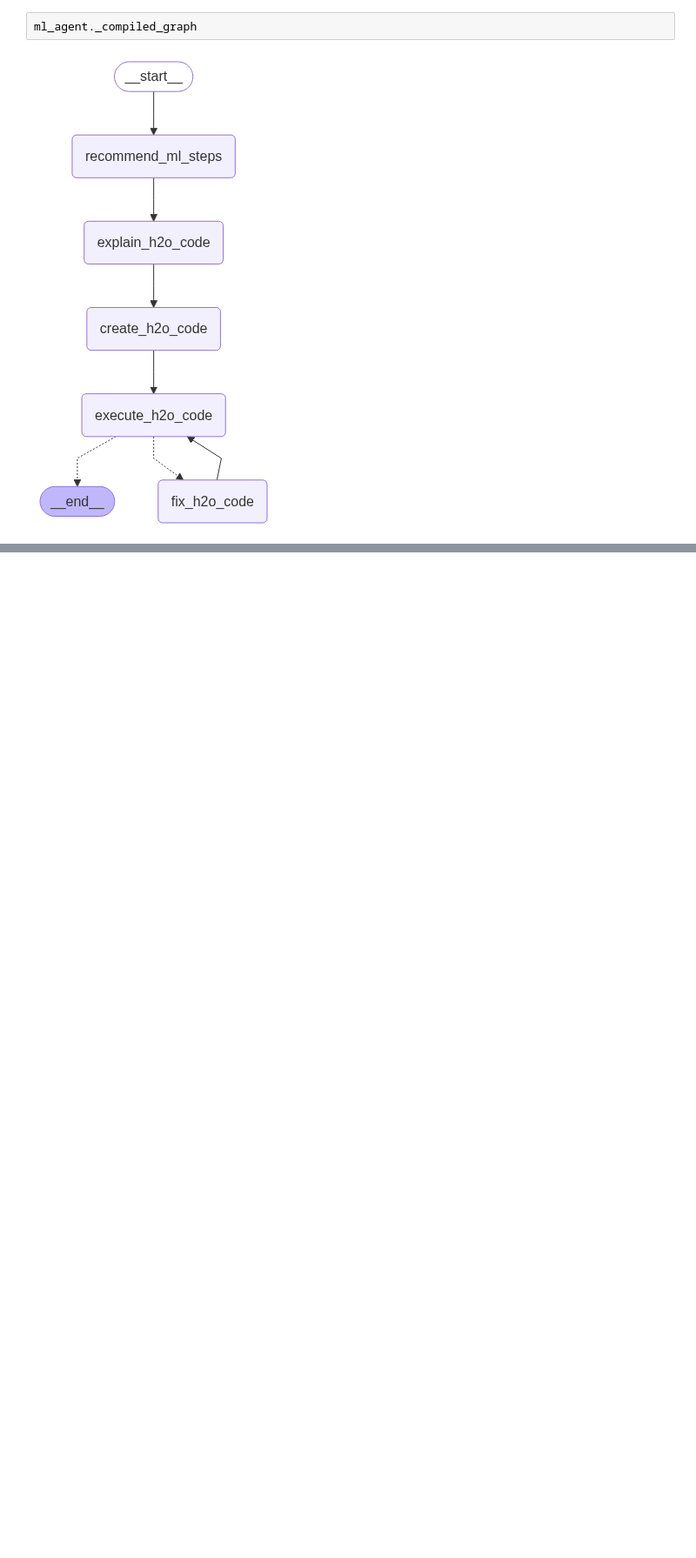
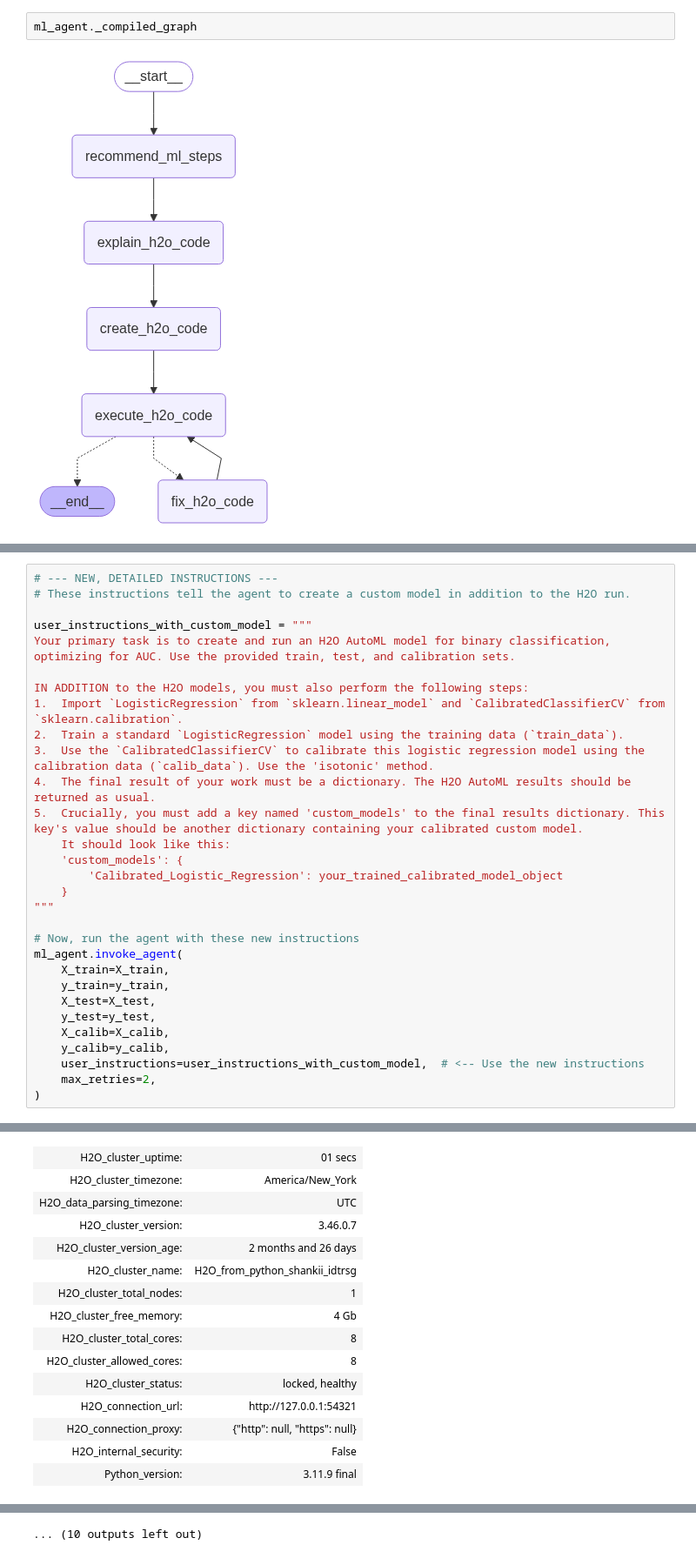
Before and after one commit to sanket1105/Langgraph_ML, a Jupyter notebook: script.ipynb, the cells around one changed output, grey strips where cells are left out. Shown at 87% size. Saved outputs shown, nothing was run; the diff lists cells and outputs as text; blank space fills up the shorter version.

```diff
--- a/script.ipynb
+++ b/script.ipynb
@@ -278,0 +115,32 @@ ml_agent.get_leaderboard()
+# %%
+# --- NEW, DETAILED INSTRUCTIONS ---
+# These instructions tell the agent to create a custom model in addition to the H2O run.
+
+user_instructions_with_custom_model = """
+Your primary task is to create and run an H2O AutoML model for binary classification,
+optimizing for AUC. Use the provided train, test, and calibration sets.
+
+IN ADDITION to the H2O models, you must also perform the following steps:
+1.  Import `LogisticRegression` from `sklearn.linear_model` and `CalibratedClassifierCV` from `sklearn.calibration`.
+2.  Train a standard `LogisticRegression` model using the training data (`train_data`).
+3.  Use the `CalibratedClassifierCV` to calibrate this logistic regression model using the calibration data (`calib_data`). Use the 'isotonic' method.
+4.  The final result of your work must be a dictionary. The H2O AutoML results should be returned as usual.
+5.  Crucially, you must add a key named 'custom_models' to the final results dictionary. This key's value should be another dictionary containing your calibrated custom model.
+    It should look like this:
+    'custom_models': {
+        'Calibrated_Logistic_Regression': your_trained_calibrated_model_object
+    }
+"""
+
+# Now, run the agent with these new instructions
+ml_agent.invoke_agent(
+    X_train=X_train,
+    y_train=y_train,
+    X_test=X_test,
+    y_test=y_test,
+    X_calib=X_calib,
+    y_calib=y_calib,
+    user_instructions=user_instructions_with_custom_model,  # <-- Use the new instructions
+    max_retries=2,
+)
+# %% [output]
@@ -278,0 +164,15 @@ ml_agent.get_leaderboard()
+| H2O_cluster_uptime: | 01 secs |
+| H2O_cluster_timezone: | America/New_York |
+| H2O_data_parsing_timezone: | UTC |
+| H2O_cluster_version: | 3.46.0.7 |
+| H2O_cluster_version_age: | 2 months and 26 days |
+| H2O_cluster_name: | H2O_from_python_shankii_idtrsg |
+| H2O_cluster_total_nodes: | 1 |
+| H2O_cluster_free_memory: | 4 Gb |
+| H2O_cluster_total_cores: | 8 |
+| H2O_cluster_allowed_cores: | 8 |
+| H2O_cluster_status: | locked, healthy |
+| H2O_connection_url: | http://127.0.0.1:54321 |
+| H2O_connection_proxy: | {"http": null, "https": null} |
+| H2O_internal_security: | False |
+| Python_version: | 3.11.9 final |
@@ -278,0 +288 @@ ml_agent.get_leaderboard()
+... (10 outputs left out)
```
Also changed, not shown: parts of 11 cells of this notebook, 17 other files.
